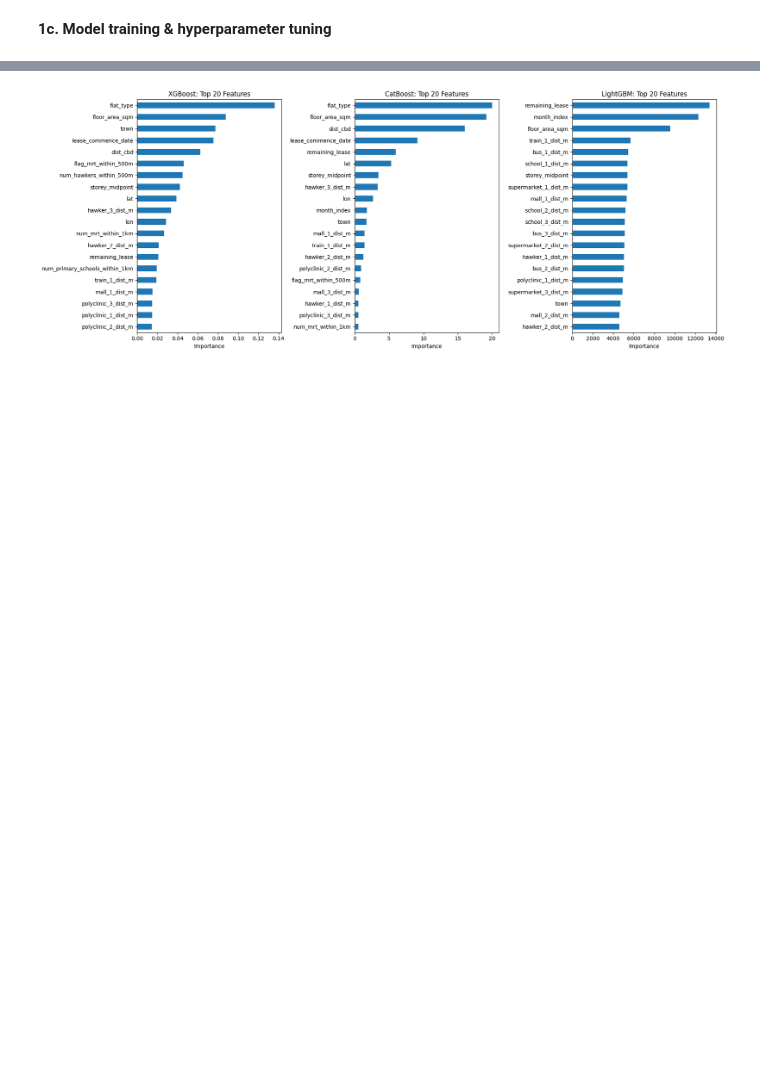
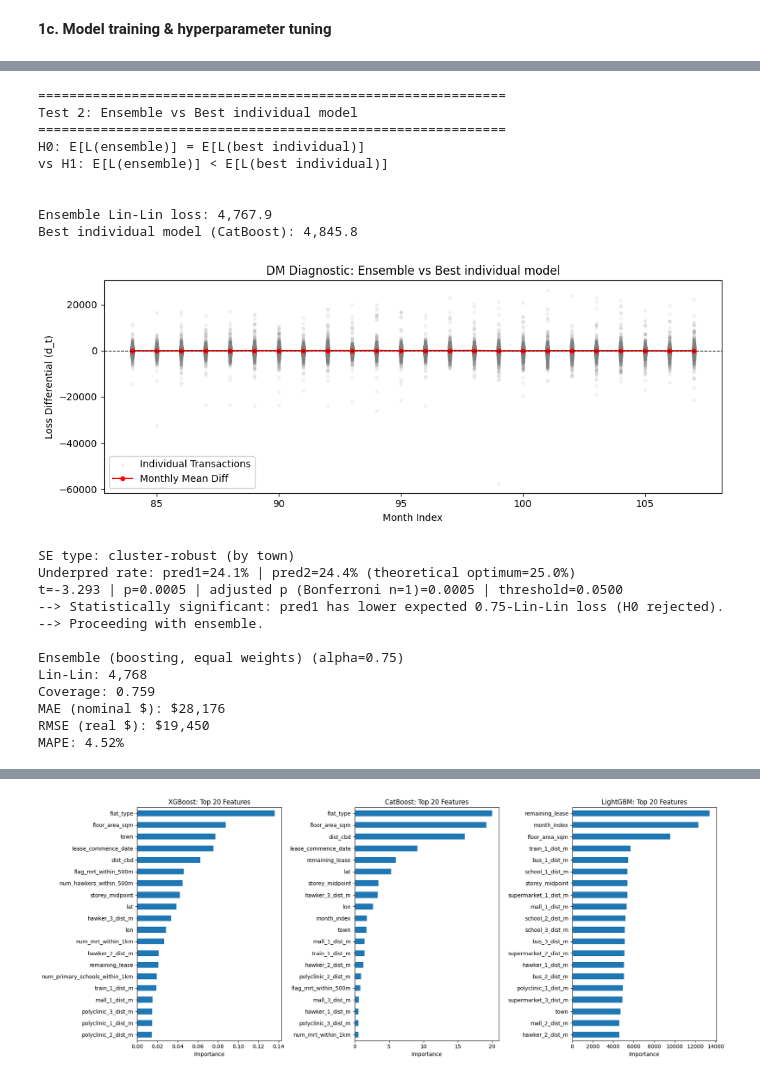
Before and after one commit to geriannebu/homerun-sg, a Jupyter notebook: backend_predictor_listings/price_predictor/notebooks/model_training.ipynb, the cells around one changed output, grey strips where cells are left out. Cells and saved outputs as stored; diff of their text form; code cells hidden in the pictures; blank space fills up the shorter version.

```diff
--- a/backend_predictor_listings/price_predictor/notebooks/model_training.ipynb
+++ b/backend_predictor_listings/price_predictor/notebooks/model_training.ipynb
@@ -929,0 +1002,68 @@ MAPE: 4.53%
+# %%
+# Test 2: Ensemble vs best individual model
+
+w_preds = list(winners_pred.values())
+w_names = list(winners_pred.keys())
+
+ens_b_pred = np.stack(w_preds, axis=1).mean(axis=1)
+ens_b_val = np.stack(list(winners_val_pred.values()), axis=1).mean(axis=1)
+
+pb_individuals = {n: linlin_loss(y_test_arr, p)[1] for n, p in winners_pred.items()}
+best_ind_name = min(pb_individuals, key=pb_individuals.get)
+best_ind_pred = winners_pred[best_ind_name]
+
+pb_ens_b = linlin_loss(y_test_arr, ens_b_pred)[1]
+pb_best_ind = pb_individuals[best_ind_name]
+
+print("=" * 60)
+print("Test 2: Ensemble vs Best individual model")
+print("=" * 60)
+print("H0: E[L(ensemble)] = E[L(best individual)]")
+print("vs H1: E[L(ensemble)] < E[L(best individual)]")
+print("\n")
+print(f"Ensemble Lin-Lin loss: {pb_ens_b:,.1f}")
+print(f"Best individual model ({best_ind_name}): {pb_best_ind:,.1f}")
+
+t, p, significant = dm_test(
+    y_test_arr, ens_b_pred, best_ind_pred,
+    groups=test_df['town'], month_index=test_df['month_index'],
+    bonferroni_n=1, label="Ensemble vs Best individual model"
+)
+stage_b_ensemble_wins = significant
+
+if stage_b_ensemble_wins:
+    current_pred = ens_b_pred
+    current_val_pred = ens_b_val
+    current_names = w_names.copy()
+    print("--> Proceeding with ensemble.")
+else:
+    current_pred = best_ind_pred
+    current_val_pred = winners_val_pred[best_ind_name]
+    current_names = [best_ind_name]
+    print("--> No improvement from ensemble, retaining best individual model.")
+
+res_ens_b = evaluate("Ensemble (boosting, equal weights)", y_test, ens_b_pred, rpi_test)
+ens_boosting_pred = ens_b_pred
+# %% [output]
+============================================================
+Test 2: Ensemble vs Best individual model
+============================================================
+H0: E[L(ensemble)] = E[L(best individual)]
+vs H1: E[L(ensemble)] < E[L(best individual)]
+
+
+Ensemble Lin-Lin loss: 4,767.9
+Best individual model (CatBoost): 4,845.8
+[figure, added]
+SE type: cluster-robust (by town)
+Underpred rate: pred1=24.1% | pred2=24.4% (theoretical optimum=25.0%)
+t=-3.293 | p=0.0005 | adjusted p (Bonferroni n=1)=0.0005 | threshold=0.0500
+--> Statistically significant: pred1 has lower expected 0.75-Lin-Lin loss (H0 rejected).
+--> Proceeding with ensemble.
+
+Ensemble (boosting, equal weights) (alpha=0.75)
+Lin-Lin: 4,768
+Coverage: 0.759
+MAE (nominal $): $28,176
+RMSE (real $): $19,450
+MAPE: 4.52%
```
Also changed, not shown: parts of 24 cells of this notebook, 14 other files.
